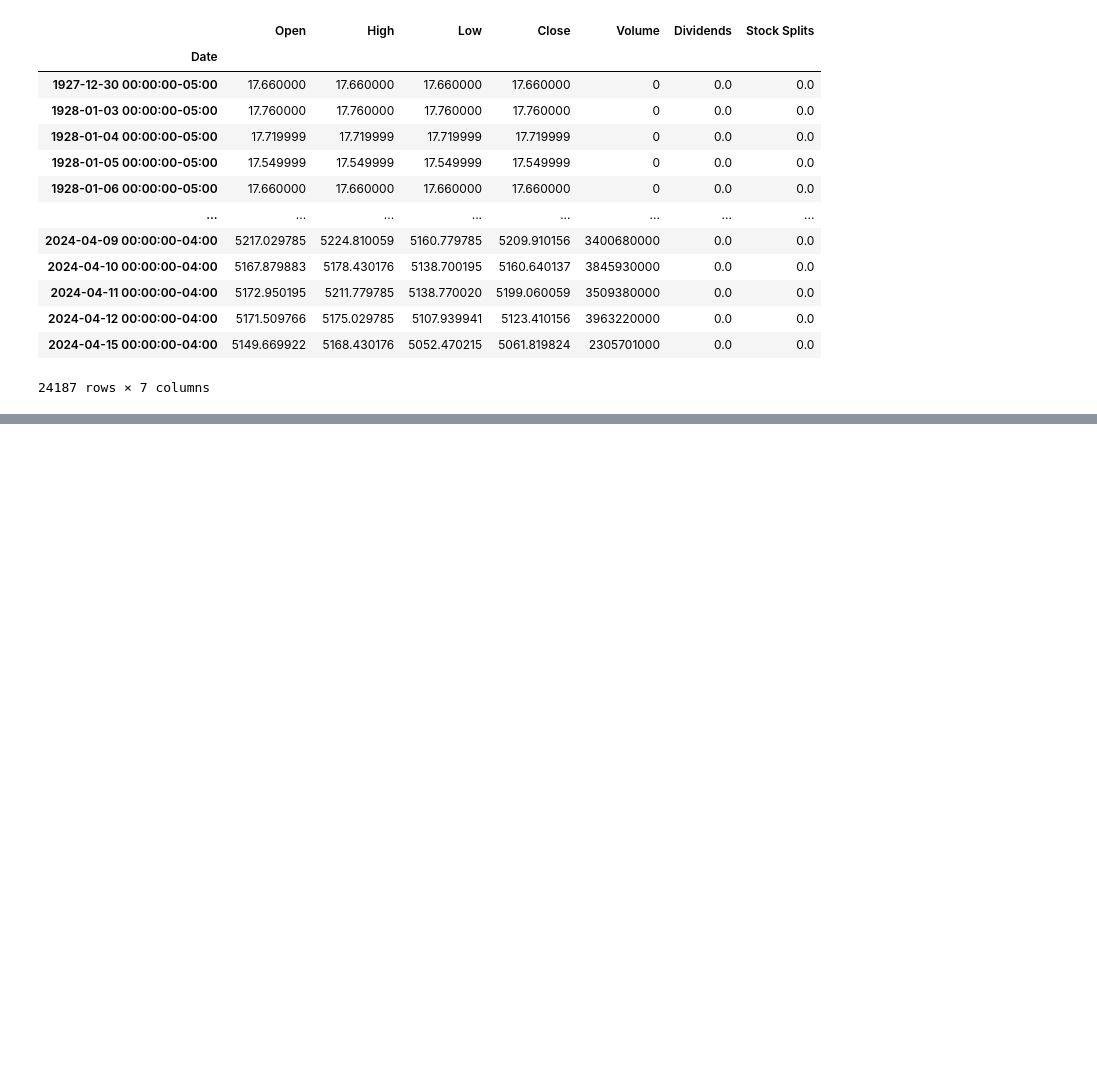
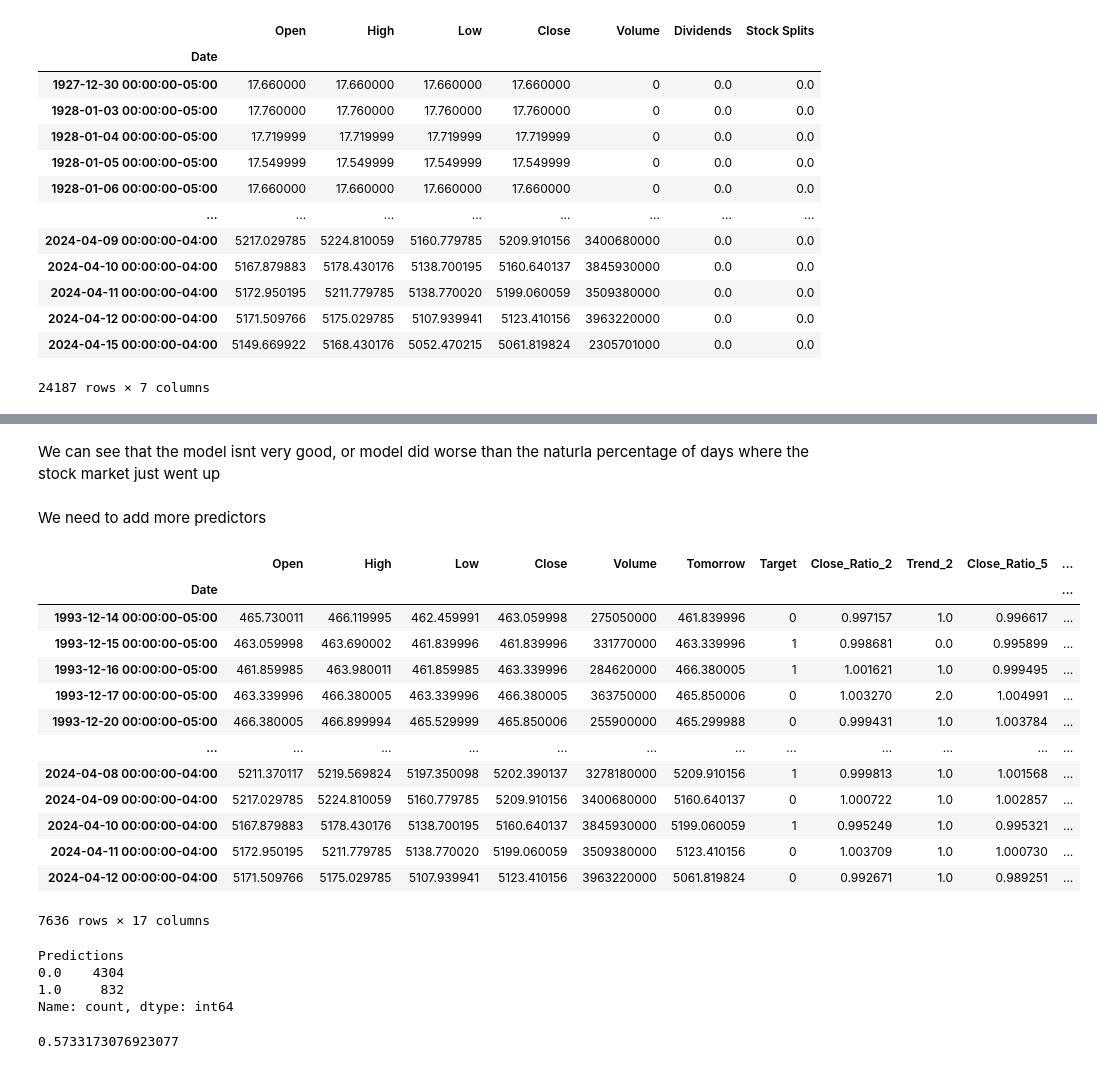
Before and after one commit to AidanNG/Stock-Market-Predictor, a Jupyter notebook: predictor_one.ipynb, the cells around one changed output, grey strips where cells are left out. Cells and saved outputs as stored; diff of their text form; code cells hidden in the pictures; blank space fills up the shorter version.

```diff
--- a/predictor_one.ipynb
+++ b/predictor_one.ipynb
@@ -25,0 +80,3 @@ sp500
+# %%
+#Target is a boolean to see if tomorrow's price is greater than today's price
+sp500["Target"] = (sp500["Tomorrow"] > sp500["Close"]).astype(int)
@@ -25,0 +197,38 @@ sp500
+# %% [markdown]
+We can see that the model isnt very good, or model did worse than the naturla percentage of days where the stock market just went up
+# %% [markdown]
+We need to add more predictors
+# %%
+# rolling averages (2 days, trading week, month, years, and 4 years)
+horizons = [2,5,60,250,1000]
+new_predictors = []
+
+for h in horizons:
+    rolling_averages = sp500.rolling(h).mean()
+
+    ratio_column  = f"Close_Ratio_{h}"
+    sp500[ratio_column] = sp500["Close"] / rolling_averages["Close"]
+
+    trend_column = f"Trend_{h}"
+    sp500[trend_column] = sp500.shift(1).rolling(h).sum()["Target"]
+
+    new_predictors += [ratio_column, trend_column]
+
+# we want to drop the rows with a NaN
+sp500 = sp500.dropna()
+sp500
+# %% [output]
+|  | Open | High | Low | Close | Volume | Tomorrow | Target | Close_Ratio_2 | Trend_2 | Close_Ratio_5 | ... |
+| Date |  |  |  |  |  |  |  |  |  |  | ... |
+| 1993-12-14 00:00:00-05:00 | 465.730011 | 466.119995 | 462.459991 | 463.059998 | 275050000 | 461.839996 | 0 | 0.997157 | 1.0 | 0.996617 | ... |
+| 1993-12-15 00:00:00-05:00 | 463.059998 | 463.690002 | 461.839996 | 461.839996 | 331770000 | 463.339996 | 1 | 0.998681 | 0.0 | 0.995899 | ... |
+| 1993-12-16 00:00:00-05:00 | 461.859985 | 463.980011 | 461.859985 | 463.339996 | 284620000 | 466.380005 | 1 | 1.001621 | 1.0 | 0.999495 | ... |
+| 1993-12-17 00:00:00-05:00 | 463.339996 | 466.380005 | 463.339996 | 466.380005 | 363750000 | 465.850006 | 0 | 1.003270 | 2.0 | 1.004991 | ... |
+| 1993-12-20 00:00:00-05:00 | 466.380005 | 466.899994 | 465.529999 | 465.850006 | 255900000 | 465.299988 | 0 | 0.999431 | 1.0 | 1.003784 | ... |
+| ... | ... | ... | ... | ... | ... | ... | ... | ... | ... | ... | ... |
+| 2024-04-08 00:00:00-04:00 | 5211.370117 | 5219.569824 | 5197.350098 | 5202.390137 | 3278180000 | 5209.910156 | 1 | 0.999813 | 1.0 | 1.001568 | ... |
+| 2024-04-09 00:00:00-04:00 | 5217.029785 | 5224.810059 | 5160.779785 | 5209.910156 | 3400680000 | 5160.640137 | 0 | 1.000722 | 1.0 | 1.002857 | ... |
+| 2024-04-10 00:00:00-04:00 | 5167.879883 | 5178.430176 | 5138.700195 | 5160.640137 | 3845930000 | 5199.060059 | 1 | 0.995249 | 1.0 | 0.995321 | ... |
+| 2024-04-11 00:00:00-04:00 | 5172.950195 | 5211.779785 | 5138.770020 | 5199.060059 | 3509380000 | 5123.410156 | 0 | 1.003709 | 1.0 | 1.000730 | ... |
+| 2024-04-12 00:00:00-04:00 | 5171.509766 | 5175.029785 | 5107.939941 | 5123.410156 | 3963220000 | 5061.819824 | 0 | 0.992671 | 1.0 | 0.989251 | ... |
+7636 rows × 17 columns
@@ -25,0 +251,13 @@ sp500
+# %%
+#we can see with this the value counts of 1s are much lower = buying stocks on lower number of days
+predictions["Predictions"].value_counts()
+# %% [output]
+Predictions
+0.0    4304
+1.0     832
+Name: count, dtype: int64
+# %%
+#new precision score, much improvement from previous
+precision_score(predictions["Target"], predictions["Predictions"])
+# %% [output]
+0.5733173076923077
```
Also changed, not shown: parts of 30 cells of this notebook.
